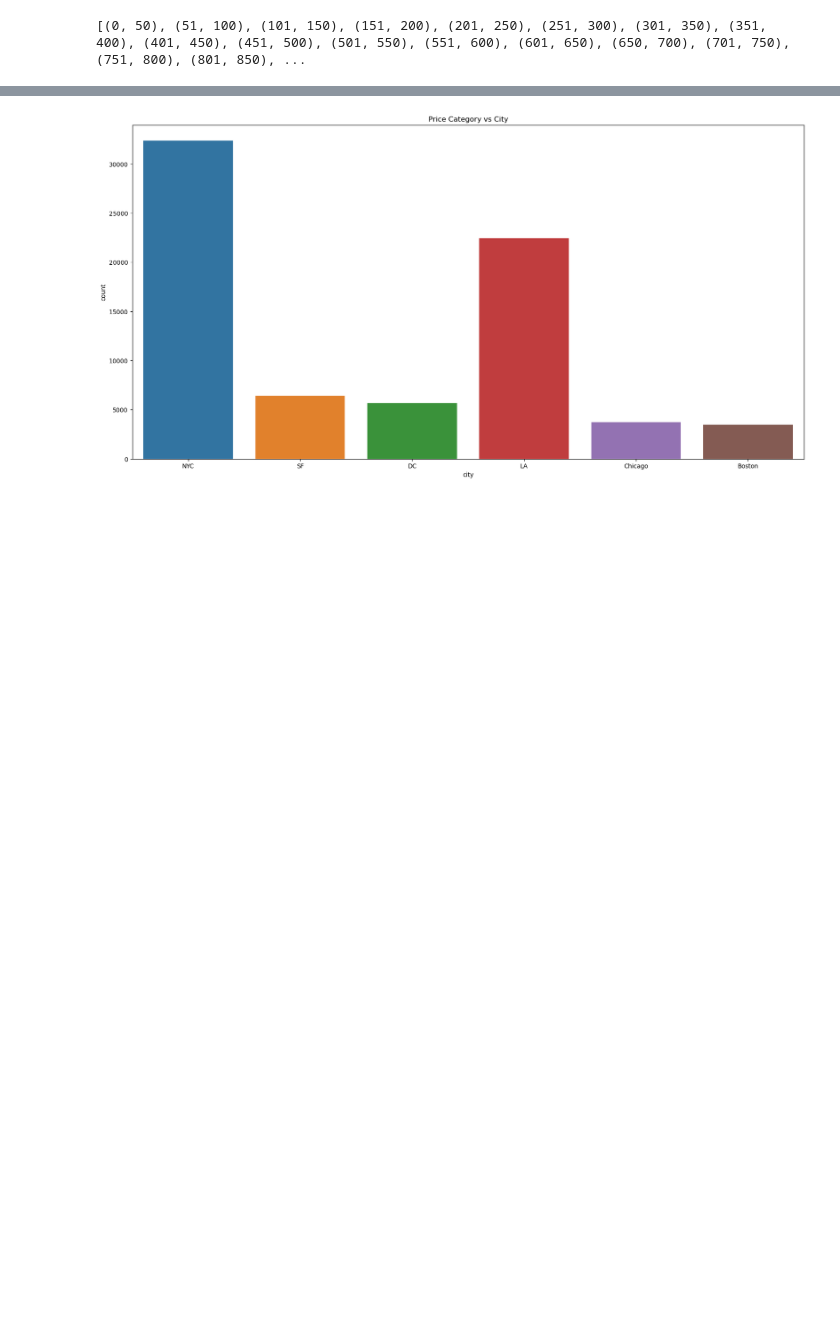
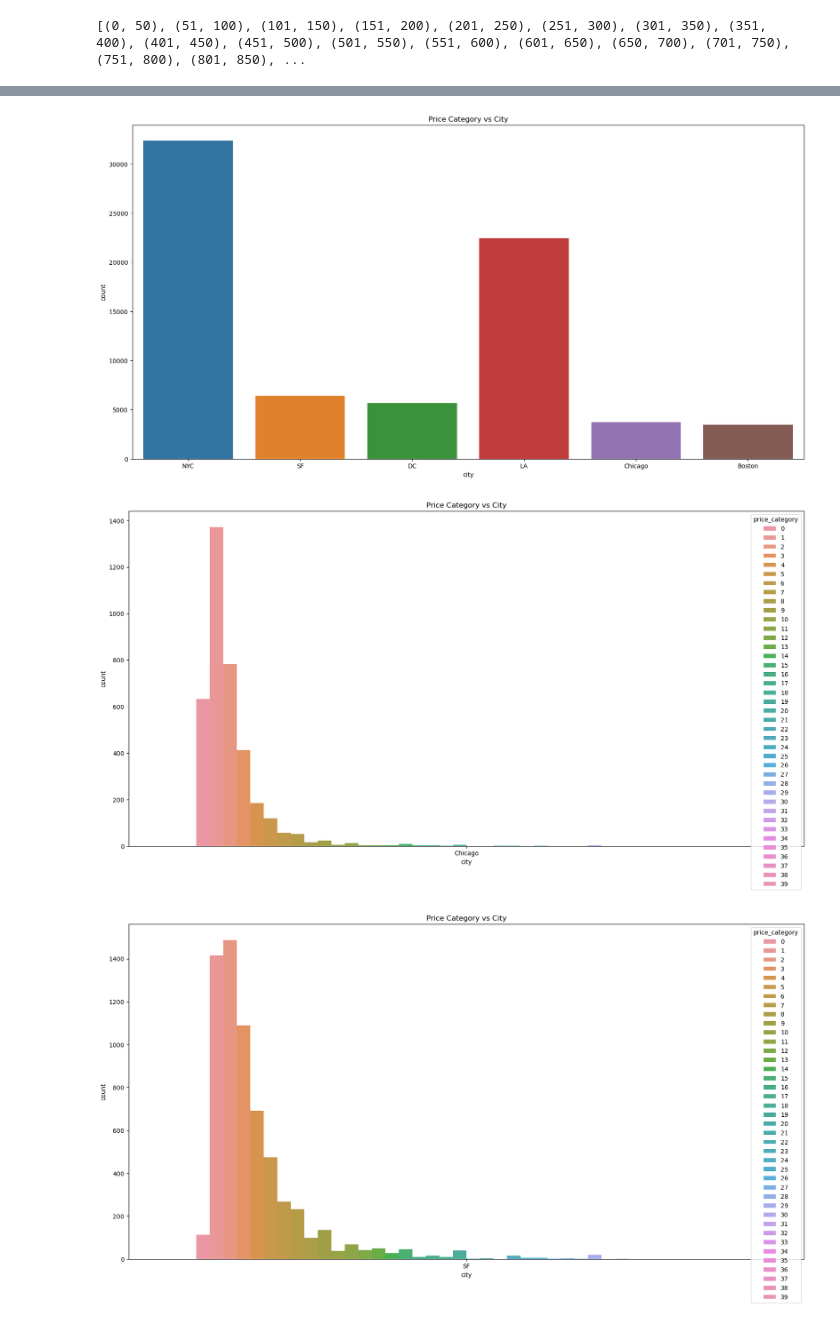
Before and after one commit to oamin12/Big-Data-Analysis-Project, a Jupyter notebook: Analysis.ipynb, the cells around one changed output, grey strips where cells are left out. Cells and saved outputs as stored; diff of their text form; code cells hidden in the pictures; blank space fills up the shorter version.

Commit message:
some plotting for relations

```diff
--- a/Analysis.ipynb
+++ b/Analysis.ipynb
@@ -167,7 +167,7 @@ print(prices)
 #add a new column to the data set called price_category
 #the price category will be the category of the price of the listing
 
-df['price_category'] = df['price'].apply(lambda x: [i for i in range(len(prices)) if prices[i][0] <= int(x) <= prices[i][1]])
+df['price_category'] = df['price'].apply(lambda x: [i for i in range(len(prices)) if prices[i][0] <= int(x) <= prices[i][1]][0])
 
 #display the first 5 rows of the data set
 print(df['price_category'])
@@ -201,4 +201,10 @@ plt.figure(figsize=(20,10))
 sns.countplot(x='city', hue=price_categories, data=df)
 plt.title('Price Category vs City')
 plt.show()
+#for each city we can see the distribution of the price categories
+for city in unique_city:
+    plt.figure(figsize=(20,10))
+    sns.countplot(x='city', hue=df['price_category'], data=df[df['city'] == city])
+    plt.title('Price Category vs City')
+    plt.show()
 # %% [output]
@@ -206 +212,3 @@ plt.show()
 [figure]
+[figure, added]
+[figure, added]
```
Also changed, not shown: parts of 8 cells of this notebook.
